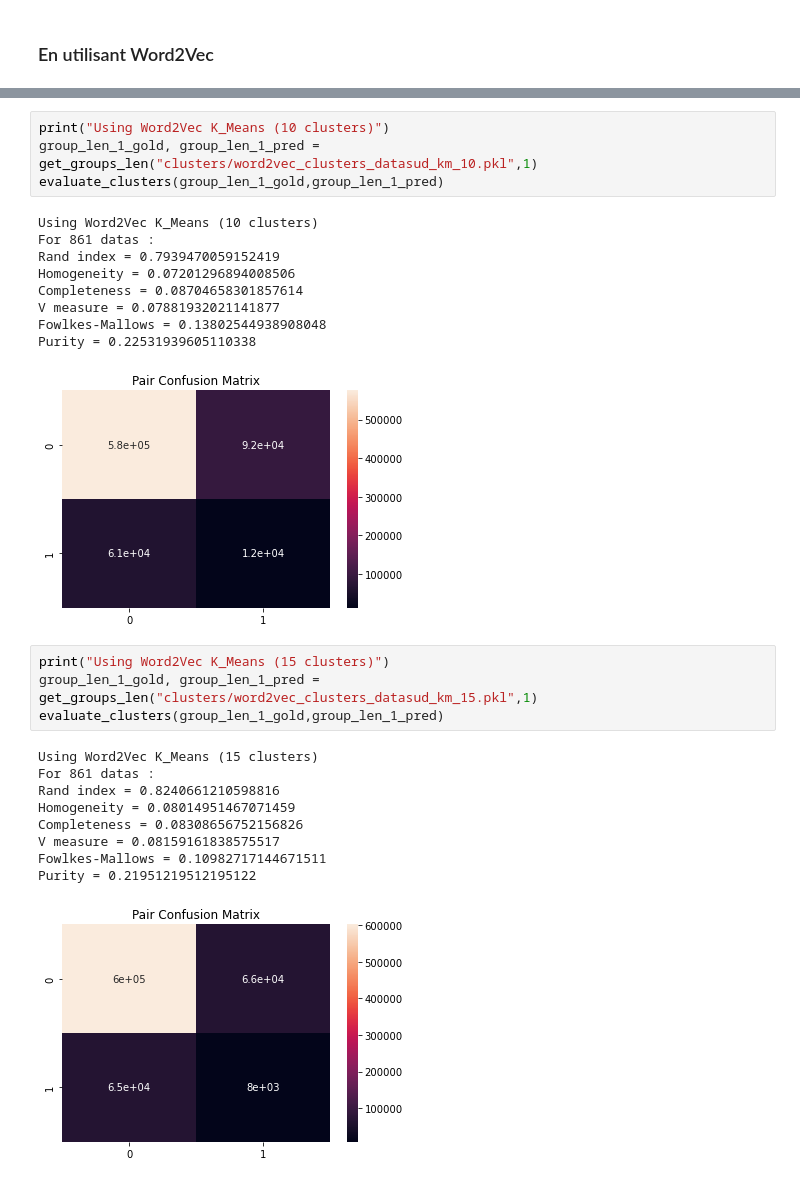
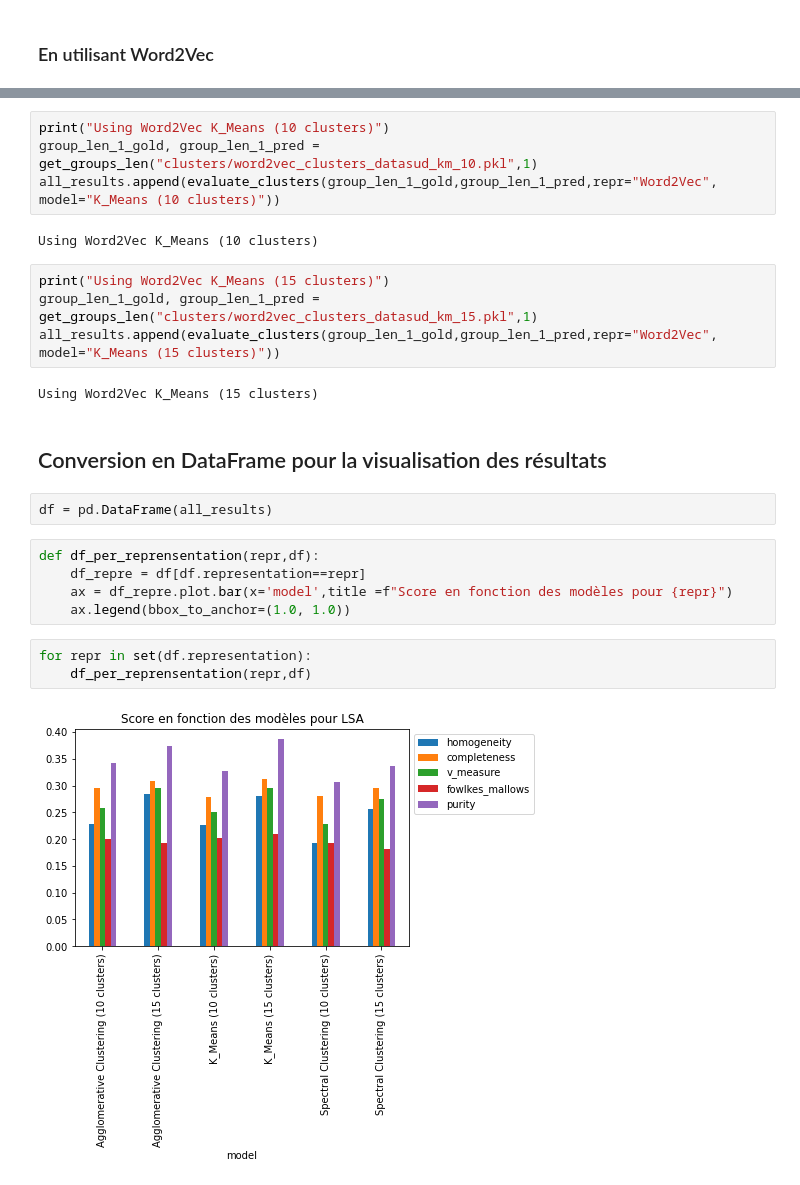
Before and after one commit to datactivist/dataoutai, a Jupyter notebook: models/evaluation/various_evaluations.ipynb, the cells around one changed output, grey strips where cells are left out. Drawn from its saved outputs; the diff is of its cells as text.

Commit message:
Add graphical evaluation for the differents models

```diff
--- a/models/evaluation/various_evaluations.ipynb
+++ b/models/evaluation/various_evaluations.ipynb
@@ -332,28 +238,26 @@ Purity = 0.24390243902439024
 # %%
 print("Using Word2Vec K_Means (10 clusters)")
 group_len_1_gold, group_len_1_pred = get_groups_len("clusters/word2vec_clusters_datasud_km_10.pkl",1)
-evaluate_clusters(group_len_1_gold,group_len_1_pred)
+all_results.append(evaluate_clusters(group_len_1_gold,group_len_1_pred,repr="Word2Vec", model="K_Means (10 clusters)"))
 # %% [output]
 Using Word2Vec K_Means (10 clusters)
-For 861 datas :
-Rand index = 0.7939470059152419
-Homogeneity = 0.07201296894008506
-Completeness = 0.08704658301857614
-V measure = 0.07881932021141877
-Fowlkes-Mallows = 0.13802544938908048
-Purity = 0.22531939605110338
-[figure, removed]
 # %%
 print("Using Word2Vec K_Means (15 clusters)")
 group_len_1_gold, group_len_1_pred = get_groups_len("clusters/word2vec_clusters_datasud_km_15.pkl",1)
-evaluate_clusters(group_len_1_gold,group_len_1_pred)
+all_results.append(evaluate_clusters(group_len_1_gold,group_len_1_pred,repr="Word2Vec", model="K_Means (15 clusters)"))
 # %% [output]
 Using Word2Vec K_Means (15 clusters)
-For 861 datas :
-Rand index = 0.8240661210598816
-Homogeneity = 0.08014951467071459
-Completeness = 0.08308656752156826
-V measure = 0.08159161838575517
-Fowlkes-Mallows = 0.10982717144671511
-Purity = 0.21951219512195122
-[figure, removed]
+# %% [markdown]
+## Conversion en DataFrame pour la visualisation des résultats
+# %%
+df = pd.DataFrame(all_results)
+# %%
+def df_per_reprensentation(repr,df):
+    df_repre = df[df.representation==repr]
+    ax = df_repre.plot.bar(x='model',title =f"Score en fonction des modèles pour {repr}")
+    ax.legend(bbox_to_anchor=(1.0, 1.0))
+# %%
+for repr in set(df.representation):
+    df_per_reprensentation(repr,df)
+# %% [output]
+[figure, added]
```
Also changed, not shown: parts of 31 cells of this notebook, 3 other files.
